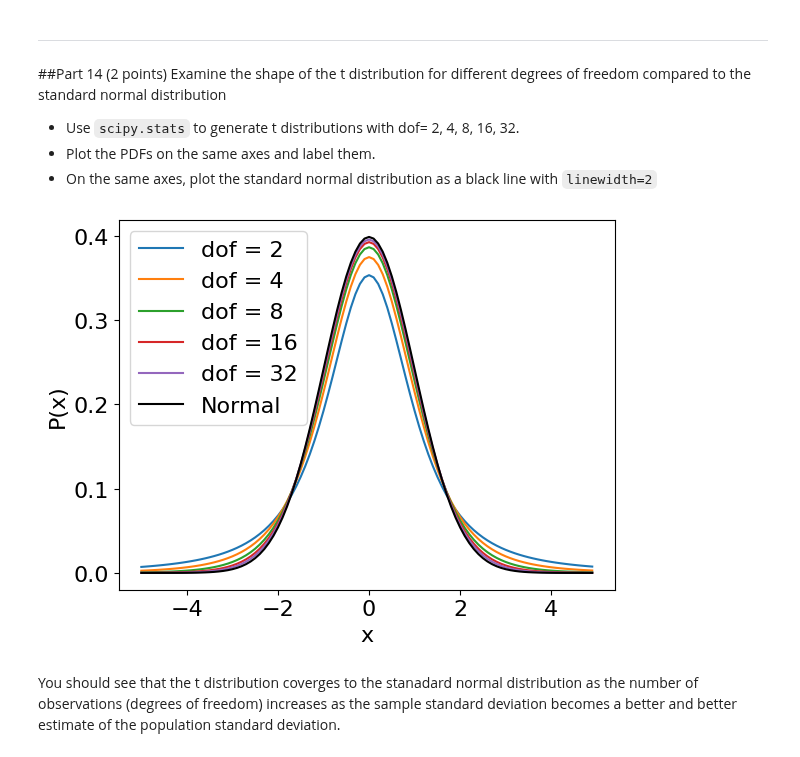
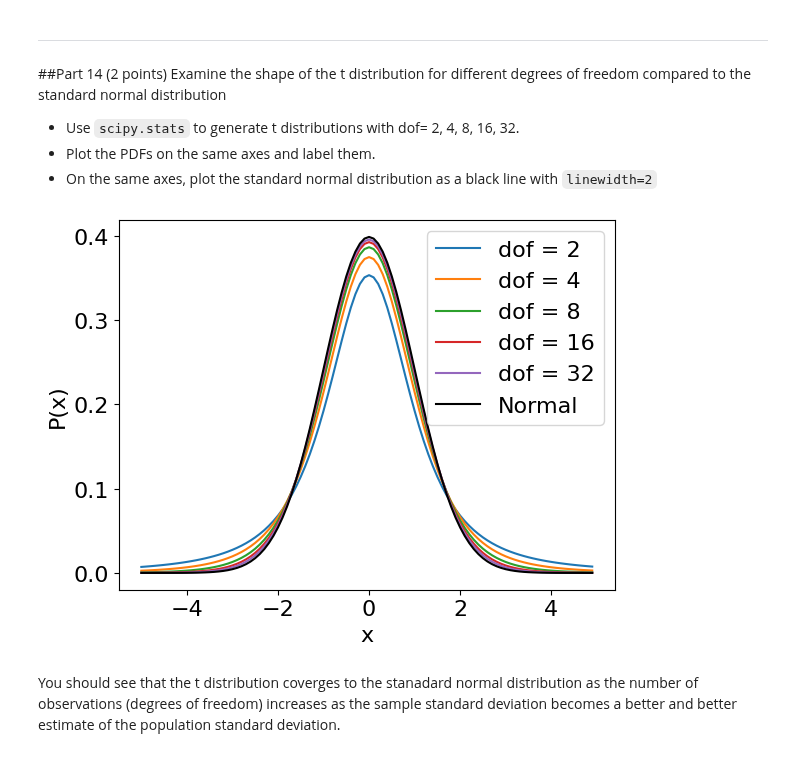
Before and after one commit to Urvi-M/BE559, a Jupyter notebook: Homework1_part2_v1.ipynb, the cells around one changed output. Saved outputs shown, nothing was run; the diff lists cells and outputs as text; code cells hidden in the pictures.

```diff
--- a/Homework1_part2_v1.ipynb
+++ b/Homework1_part2_v1.ipynb
@@ -29,6 +29,7 @@ Now is also a good time to set the default font size to 16.
 import numpy as np
 import matplotlib.pyplot as plt
 import scipy.stats as stats
+plt.rcParams.update({'font.size': 16})
 # %% [markdown]
 ---
 ## Part 2 (2 points)
@@ -360,19 +361,19 @@ Examine the shape of the t distribution for different degrees of freedom compare
 # %%
 dof = [2,4,8,16,32]
 for i in range(5):
   tDist = stats.t(dof[i])
   pdft =tDist.pdf(x)
   plt.plot(x,pdft,label =f'dof = {dof[i]}')
 
 pdf = zDist.pdf(x)
 plt.plot(x,pdf, color ='k',label = 'Normal')
 
 plt.xlabel('x')
 plt.ylabel('P(x)')
-plt.legend()
+plt.legend(loc='upper right')
 plt.show()
 # %% [output]
-[figure, old version]
+[figure, new version]
 # %% [markdown]
 You should see that the t distribution coverges to the stanadard normal distribution as the number of observations (degrees of freedom) increases as the sample standard deviation becomes a better and better estimate of the population standard deviation.
 # %% [markdown]
```
Also changed, not shown: parts of 9 cells of this notebook.
